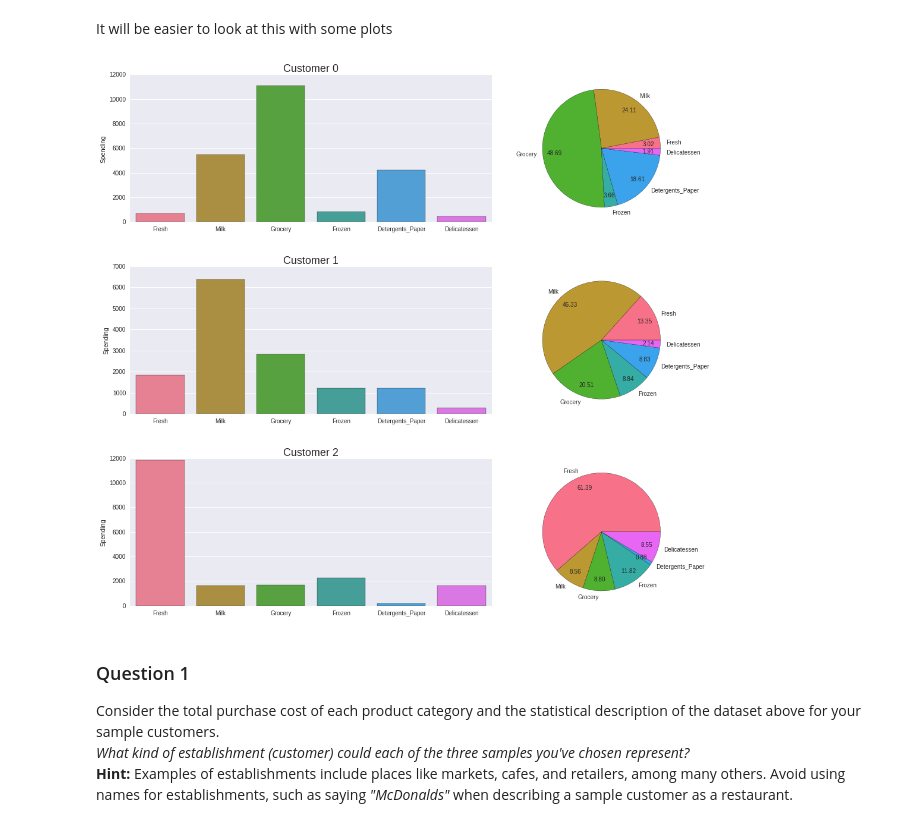
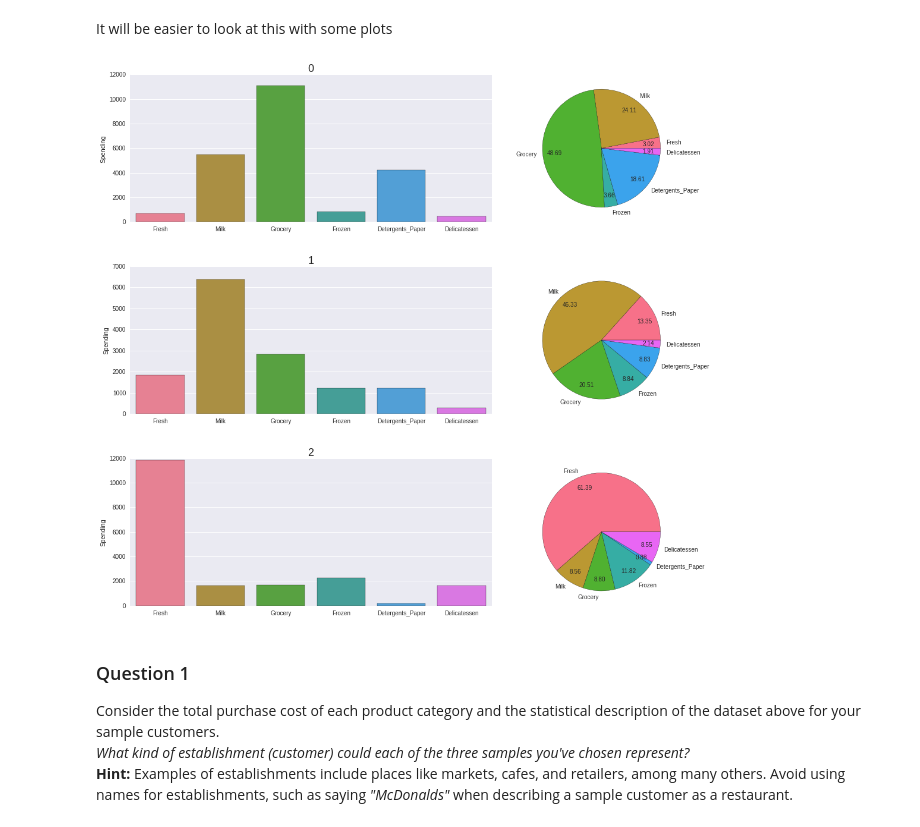
Before and after one commit to ibratface/machine-learning, a Jupyter notebook: projects/creating_customer_segments/customer_segments.ipynb, the cells around one changed output. Saved outputs shown, nothing was run; the diff lists cells and outputs as text; code cells hidden in the pictures.

```diff
--- a/projects/creating_customer_segments/customer_segments.ipynb
+++ b/projects/creating_customer_segments/customer_segments.ipynb
@@ -93,21 +93,21 @@ It will be easier to look at this with some plots
 # %%
 # Draw some charts to visualize
 def visualize_samples(samples):
     current_palette = sns.color_palette("husl", samples.shape[1])
     plt.figure(figsize=(16, 14))
     gs = gridspec.GridSpec(3, 2, width_ratios=[2, 1.5])
     for i in range(samples.shape[0]):
         barplt = plt.subplot(gs[i*2])
-        sns.barplot(x=samples.columns.values, y=samples.loc[i], ax=barplt, palette=current_palette)
+        sns.barplot(x=samples.columns.values, y=samples.iloc[i], ax=barplt, palette=current_palette)
         barplt.set(ylabel='Spending')
-        barplt.set_title("Customer {}".format(i), fontsize=18)
+        barplt.set_title(samples.index[i], fontsize=18)
         pieplt = plt.subplot(gs[i*2+1], aspect=1)
-        pieplt.pie(samples.loc[i], labels=samples.columns, colors=current_palette, autopct='%.2f', pctdistance=0.8)
+        pieplt.pie(samples.iloc[i], labels=samples.columns, colors=current_palette, autopct='%.2f', pctdistance=0.8)
         plt.tight_layout(pad=4)
 
 visualize_samples(samples)
 # %% [output]
-[figure, old version]
+[figure, new version]
 # %% [markdown]
 ### Question 1
 Consider the total purchase cost of each product category and the statistical description of the dataset above for your sample customers.
```
Also changed, not shown: parts of 32 cells of this notebook.
